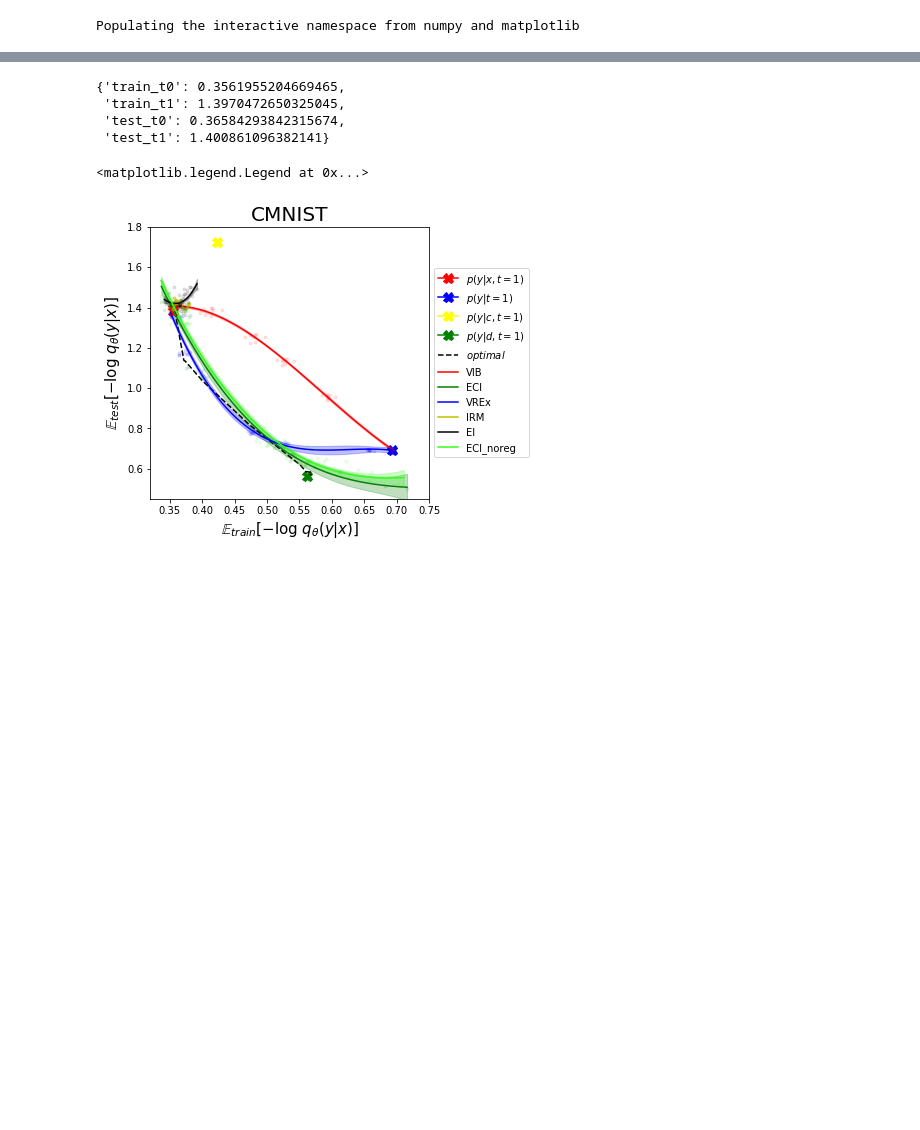
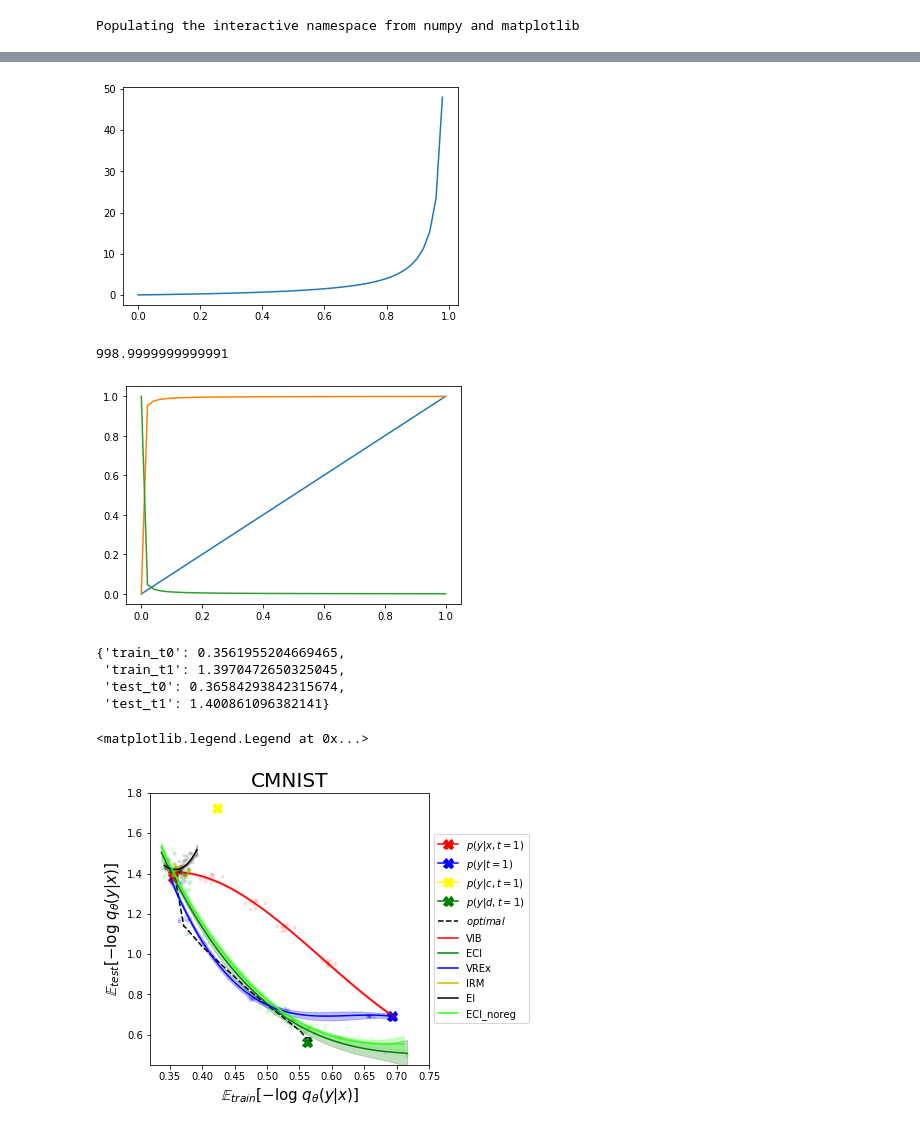
Before and after one commit to mfederici/JADE, a Jupyter notebook: results.ipynb, the cells around one changed output, grey strips where cells are left out. Saved outputs shown, nothing was run; the diff lists cells and outputs as text; code cells hidden in the pictures; blank space fills up the shorter version.

```diff
--- a/results.ipynb
+++ b/results.ipynb
@@ -493,3 +496,21 @@ Resuming Training from iteration 23500
+# %%
+x = np.linspace(0,1)
+plt.plot(x,x/(1-x))
+plt.show()
+
+plt.plot(x,x)
+
+n = np.linspace(0,1000)
+plt.plot(x, n/(n+1))
+plt.plot(x, 1/(n+1))
+
+
+beta = 0.999
+beta/(1-beta)
+# %% [output]
+[figure, added]
+998.9999999999991
+[figure, added]
 # %%
 results = {}
 for dataset, evaluator in tqdm(evaluators.items()):
```
Also changed, not shown: parts of 17 cells of this notebook, 17 other files.
